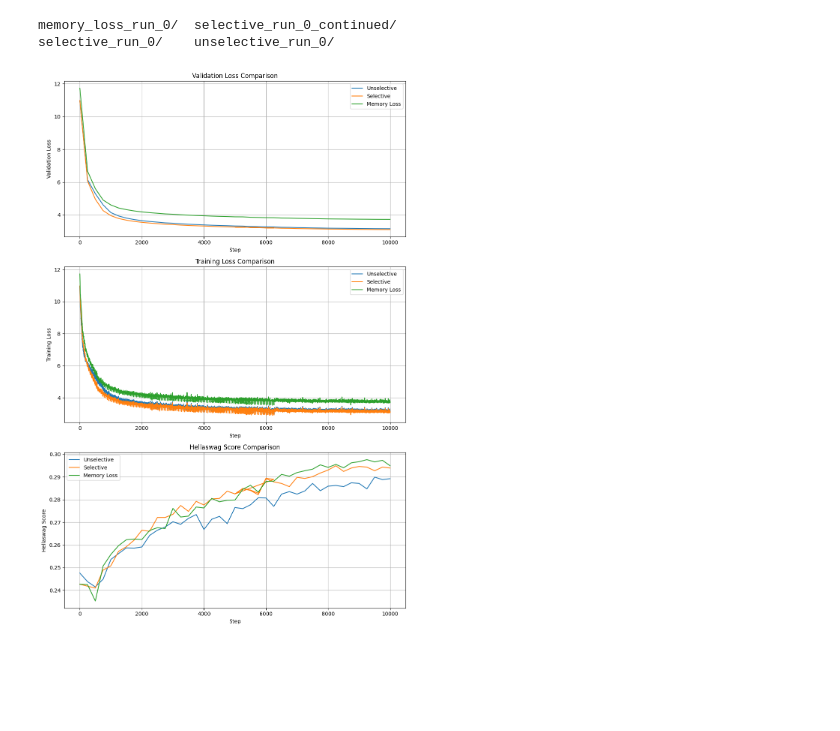
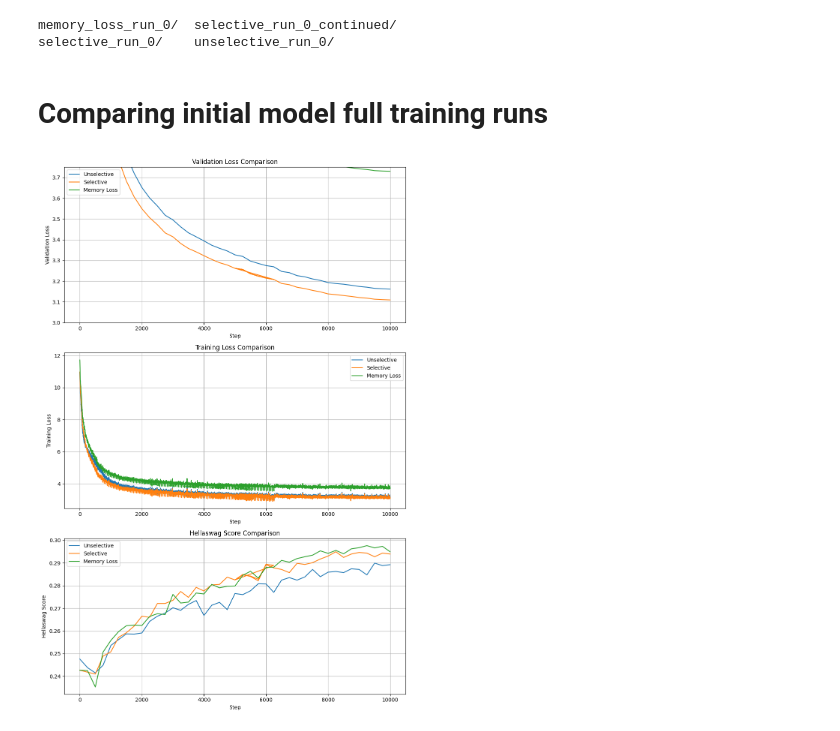
Before and after one commit to andrew-healey/context-compression, a Jupyter notebook: compare-runs.ipynb, the cells around one changed output. Drawn from its saved outputs; the diff is of its cells as text; code cells hidden in the pictures; blank space fills up the shorter version.

```diff
--- a/compare-runs.ipynb
+++ b/compare-runs.ipynb
@@ -51,6 +51,8 @@ parsed = parse_log2(base_dir + "/unselective_run_0/log2.txt")
 # %% [output]
 memory_loss_run_0/  selective_run_0_continued/
 selective_run_0/    unselective_run_0/
+# %% [markdown]
+# Comparing initial model full training runs
 # %%
 unselective_parsed = parse_log2(base_dir + "/unselective_run_0/log2.txt")
 selective_parsed = parse_log2(base_dir + "/selective_run_0/log2.txt")
@@ -68,31 +70,32 @@ ax1.plot([x[0] for x in selective_full_parsed.val], [x[1] for x in selective_ful
 ax1.plot([x[0] for x in memory_loss_parsed.val], [x[1] for x in memory_loss_parsed.val], label='Memory Loss')
 ax1.set_xlabel('Step')
 ax1.set_ylabel('Validation Loss')
 ax1.set_title('Validation Loss Comparison')
+ax1.set_ylim(3, 3.75)
 ax1.legend()
 ax1.grid(True)
 
 # Training Loss
 ax2.plot([x[0] for x in unselective_parsed.train], [x[1] for x in unselective_parsed.train], label='Unselective')
 ax2.plot([x[0] for x in selective_full_parsed.train], [x[1] for x in selective_full_parsed.train], label='Selective')
 ax2.plot([x[0] for x in memory_loss_parsed.train], [x[1] for x in memory_loss_parsed.train], label='Memory Loss')
 ax2.set_xlabel('Step')
 ax2.set_ylabel('Training Loss')
 ax2.set_title('Training Loss Comparison')
 ax2.legend()
 ax2.grid(True)
 
 # Hellaswag Score
 ax3.plot([x[0] for x in unselective_parsed.hella], [x[1] for x in unselective_parsed.hella], label='Unselective')
 ax3.plot([x[0] for x in selective_full_parsed.hella], [x[1] for x in selective_full_parsed.hella], label='Selective')
 ax3.plot([x[0] for x in memory_loss_parsed.hella], [x[1] for x in memory_loss_parsed.hella], label='Memory Loss')
 ax3.set_xlabel('Step')
 ax3.set_ylabel('Hellaswag Score')
 ax3.set_title('Hellaswag Score Comparison')
 ax3.legend()
 ax3.grid(True)
 
 plt.tight_layout()
 plt.show()
 # %% [output]
-[figure, old version]
+[figure, new version]
```
Also changed, not shown: parts of 3 cells of this notebook, 4 other files.
